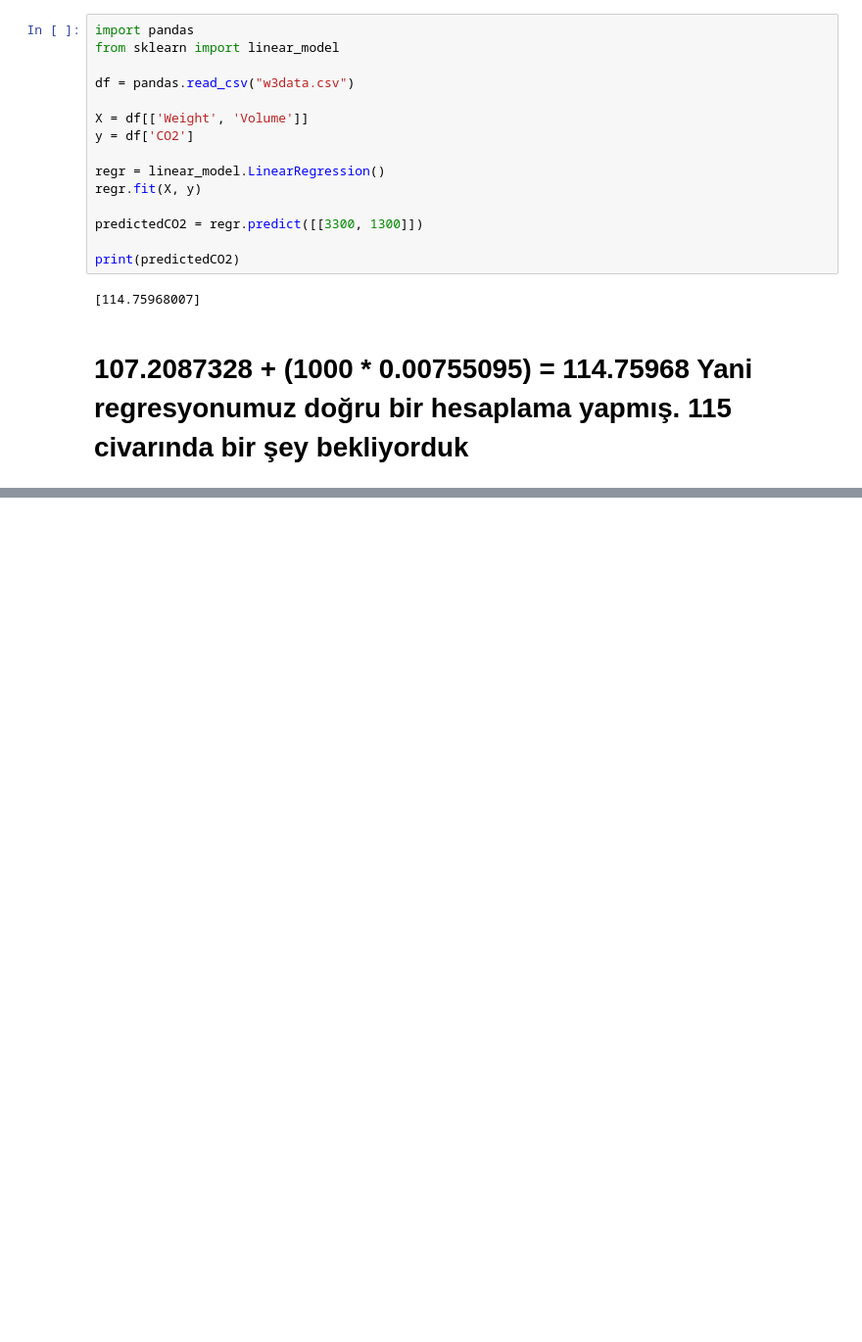
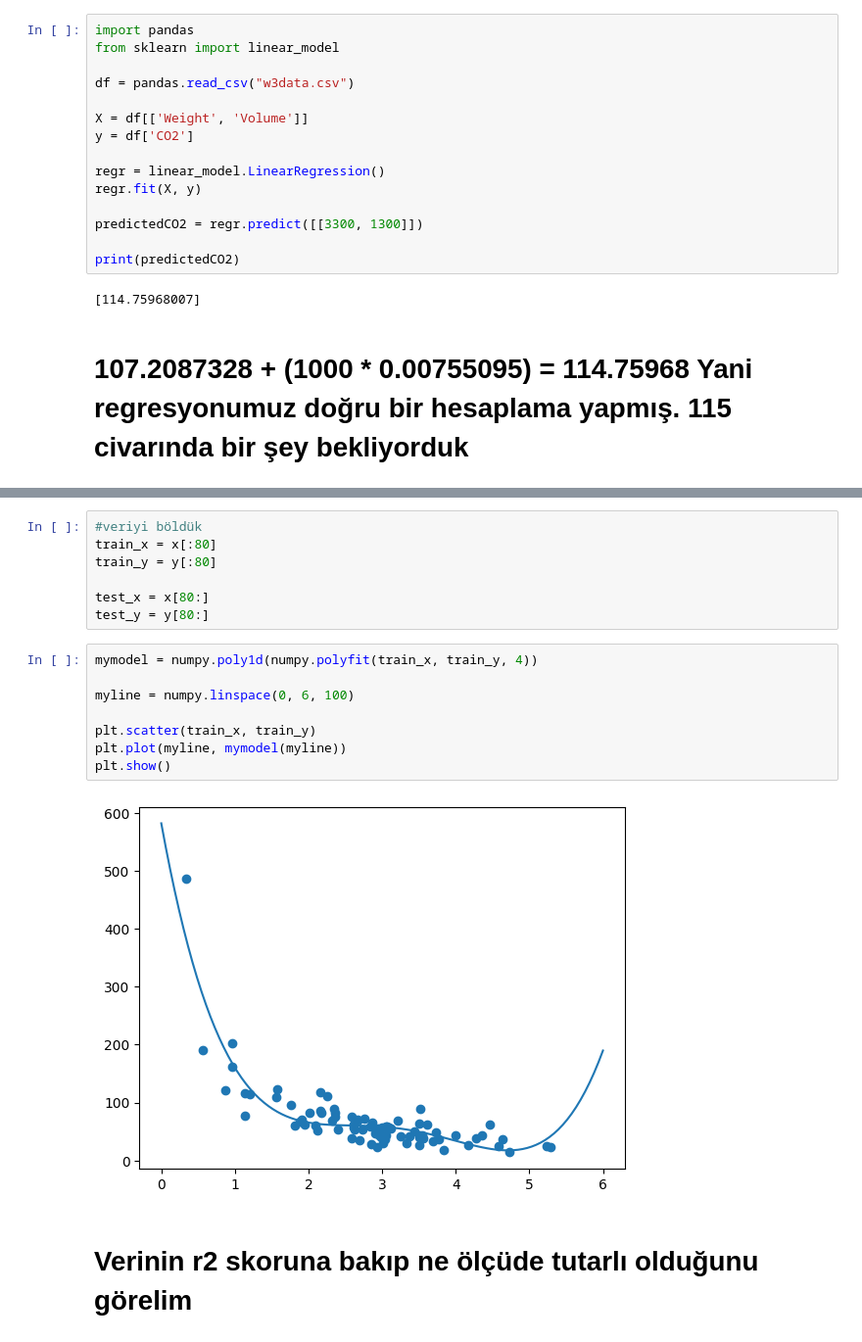
Before and after one commit to Zuvay/Data-Science-101, a Jupyter notebook: Temeller.ipynb, the cells around one changed output, grey strips where cells are left out. Shown: that part at 98% size. Saved outputs shown, nothing was run; the diff lists cells and outputs as text; blank space fills up the shorter version.

```diff
--- a/Temeller.ipynb
+++ b/Temeller.ipynb
@@ -281,0 +405,20 @@ Yani regresyonumuz doğru bir hesaplama yapmış. 115 civarında bir şey bekliy
+# %%
+#veriyi böldük
+train_x = x[:80]
+train_y = y[:80]
+
+test_x = x[80:]
+test_y = y[80:]
+# %%
+mymodel = numpy.poly1d(numpy.polyfit(train_x, train_y, 4))
+
+myline = numpy.linspace(0, 6, 100)
+
+plt.scatter(train_x, train_y)
+plt.plot(myline, mymodel(myline))
+plt.show()
+# %% [output]
+[figure, added]
+# %% [markdown]
+<h1>Verinin r2 skoruna bakıp ne ölçüde tutarlı olduğunu görelim
+</h1>
```
Also changed, not shown: parts of 23 cells of this notebook, 2 other files.
